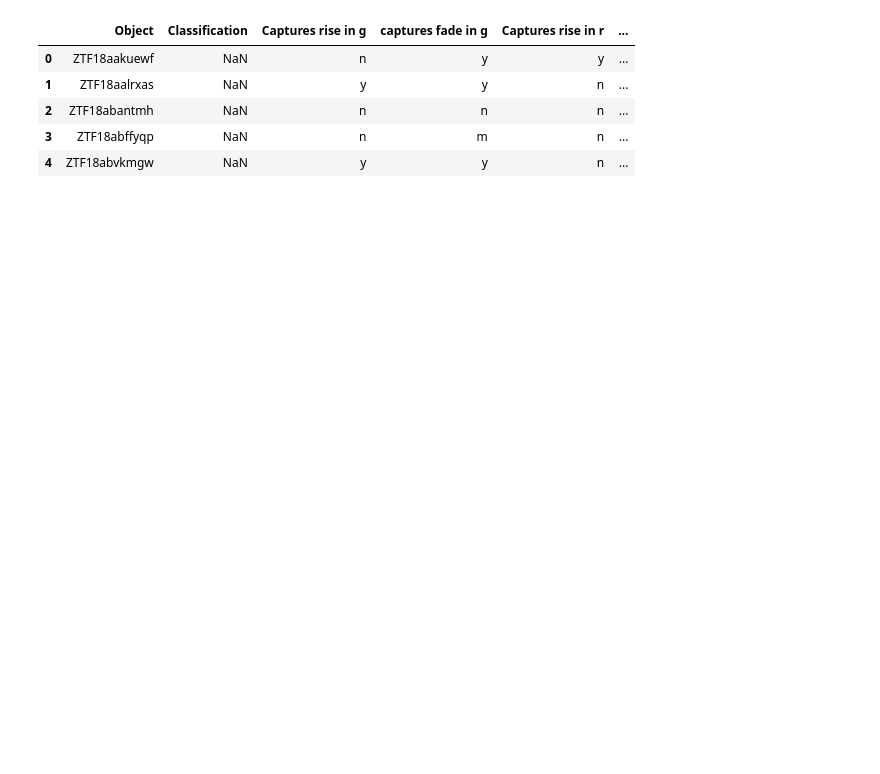
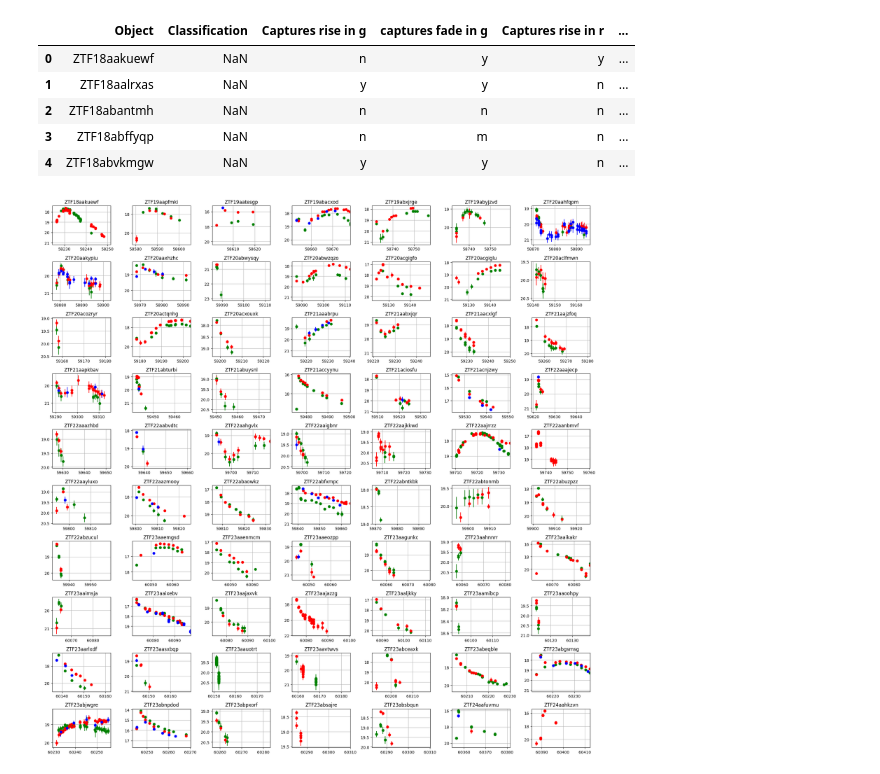
Before and after one commit to tylerbarna/kn-imposters, a Jupyter notebook: hq_candidates.ipynb, the cells around one changed output. Saved outputs shown, nothing was run; the diff lists cells and outputs as text; code cells hidden in the pictures; blank space fills up the shorter version.

```diff
--- a/hq_candidates.ipynb
+++ b/hq_candidates.ipynb
@@ -170,6 +70,31 @@ df_eval.head()
 | 2 | ZTF18abantmh | NaN | n | n | n | ... |
 | 3 | ZTF18abffyqp | NaN | n | m | n | ... |
 | 4 | ZTF18abvkmgw | NaN | y | y | n | ... |
+# %%
+hq_cands = df_eval[df_eval['usable? (0-5)'] >= 4]
+bflc_dict = {key: value for key, value in flc_dict.items() if key in hq_cands['Object'].values}
+# %%
+import matplotlib.pyplot as plt
+fig, axs = plt.subplots(10,7, figsize=(20, 20))
+color = {'ztfg': 'g', 'ztfr': 'r', 'ztfi': 'b'}
+for i, (key, value) in enumerate(bflc_dict.items()):
+    ax = axs[i//7, i%7]
+    min_time = value[(value['mag'].notnull())][(value['filter'] == 'ztfg') | (value['filter'] == 'ztfr') | (value['filter'] == 'ztfi')]['mjd'].min()
+    ax.set_xlim(min_time-2, min_time+25)
+    ax.invert_yaxis(), ax.grid()
+    ax.set_title(f'{key}')
+    # ax.set_xlabel('MJD')
+    # ax.set_ylabel('Magnitude')
+    for filt in ['ztfg', 'ztfr', 'ztfi']:
+        filt_df = value[(value['filter'] == filt)  & (value['mag'].notnull())]
+        if filt_df.empty:
+            continue
+        else:
+            ax.errorbar(filt_df['mjd'], filt_df['mag'], yerr=filt_df['magerr'], fmt='o', label=filt, color=color[filt])
+fig.tight_layout()
+plt.show()
+# %% [output]
+[figure, added]
 # %%
 ## plot each of the best candidates in a 1x3 grid for each, where each column is a different filter. each plot should have the lightcurve labeled
 import matplotlib.pyplot as plt
```
Also changed, not shown: parts of 2 cells of this notebook.
